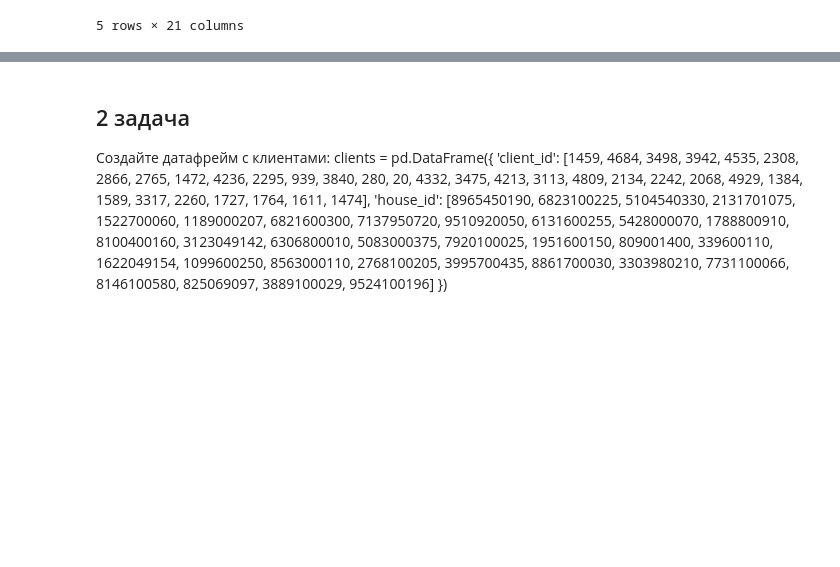
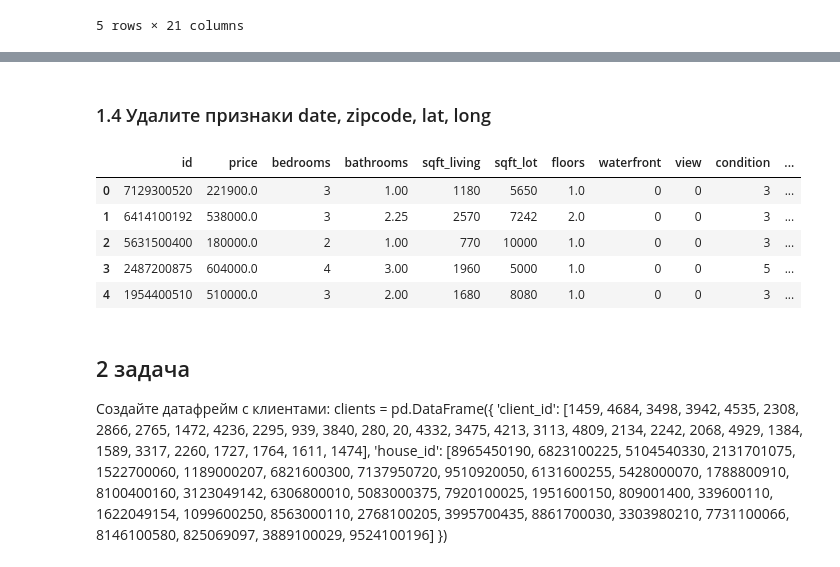
Before and after one commit to artem-maklashev/Python_analiticth_hw, a Jupyter notebook: hw3.ipynb, the cells around one changed output, grey strips where cells are left out. Cells and saved outputs as stored; diff of their text form; code cells hidden in the pictures; blank space fills up the shorter version.

```diff
--- a/hw3.ipynb
+++ b/hw3.ipynb
@@ -18,0 +22,4 @@ df.head()
+# %%
+
+df['delta_renovated'] = (df['yr_renovated'] - df['yr_built']).clip(lower = 0)
+df.head()
@@ -18,0 +36,5 @@ df.head()
+# %%
+df['yr_sale'] = df['date'].apply(lambda x: int(x[:4]))
+df['mth_sale'] = df['date'].apply(lambda x: int(x[4:6]))
+
+df[['date', 'yr_sale', 'mth_sale']].head()
@@ -19,3 +48,15 @@ df.head()
+# %% [markdown]
+### 1.4 Удалите признаки date, zipcode, lat, long
+# %%
+df.drop(columns=['date', 'zipcode', 'lat', 'long'], inplace=True)
+df.head()
+# %% [output]
+|  | id | price | bedrooms | bathrooms | sqft_living | sqft_lot | floors | waterfront | view | condition | ... |
+| 0 | 7129300520 | 221900.0 | 3 | 1.00 | 1180 | 5650 | 1.0 | 0 | 0 | 3 | ... |
+| 1 | 6414100192 | 538000.0 | 3 | 2.25 | 2570 | 7242 | 2.0 | 0 | 0 | 3 | ... |
+| 2 | 5631500400 | 180000.0 | 2 | 1.00 | 770 | 10000 | 1.0 | 0 | 0 | 3 | ... |
+| 3 | 2487200875 | 604000.0 | 4 | 3.00 | 1960 | 5000 | 1.0 | 0 | 0 | 5 | ... |
+| 4 | 1954400510 | 510000.0 | 3 | 2.00 | 1680 | 8080 | 1.0 | 0 | 0 | 3 | ... |
 # %% [markdown]
 ## 2 задача
 Создайте датафрейм с клиентами:
```
Also changed, not shown: parts of 4 cells of this notebook.
